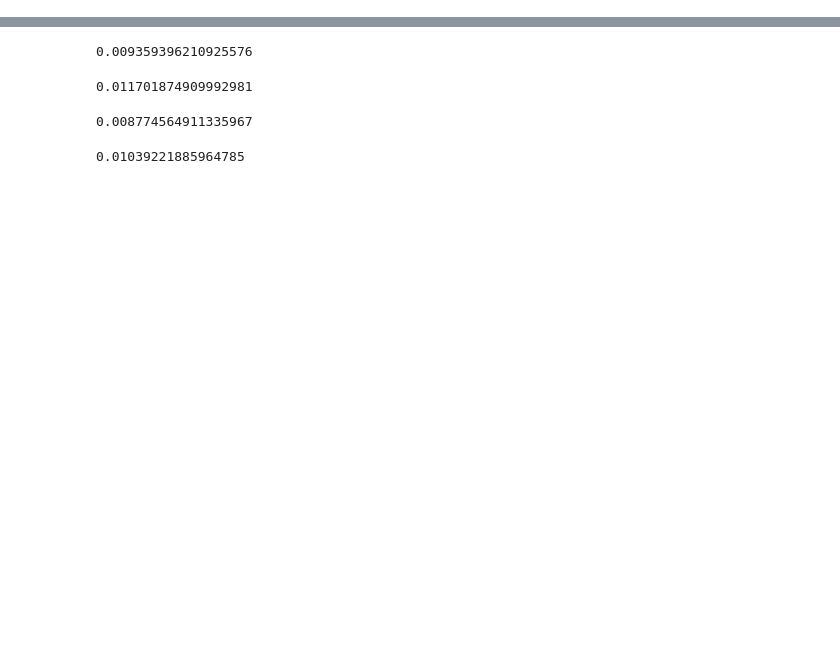
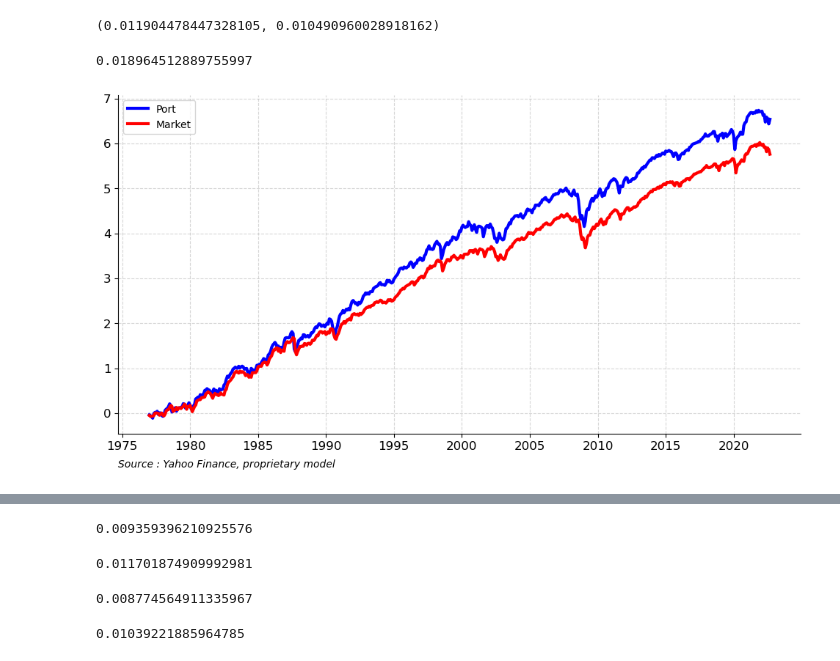
Before and after one commit to gcedism/FactorInvesting, a Jupyter notebook: main.ipynb, the cells around one changed output, grey strips where cells are left out. Cells and saved outputs as stored; diff of their text form; code cells hidden in the pictures; blank space fills up the shorter version.

```diff
--- a/main.ipynb
+++ b/main.ipynb
@@ -15,2 +9,2 @@ max = 100
 # %%
-db = db(60, 12)
+db = ft.Stocks(60, 12, False)
@@ -16,0 +24,35 @@ db = db(60, 12)
+# %%
+securities_list = [x[0] for x in db.vol['high']]
+# %%
+port = (pd.Series([db.perf.loc[:, securities_list[i]].iloc[i+1].mean() for i in range(len(a)-1)],
+                 index = db.perf.index[:-1])
+        .dropna())
+# %%
+cols = [x for x in db.perf if x != 'SPY']
+market = db.perf.loc[:, cols].mean(axis = 1)
+market = market.loc[port.index]
+# %%
+port.mean(), market.mean()
+# %% [output]
+(0.011904478447328105, 0.010490960028918162)
+# %%
+(port - market).mean() / (port - market).std()
+# %% [output]
+0.018964512889755997
+# %%
+f, ax = plt.subplots(figsize=(12, 6))
+ax.plot(port.index, port.cumsum(), lw=3, color='blue', label='Port')
+ax.plot(port.index, market.cumsum(), lw=3, color='red', label='Market')
+ax.legend()
+ax.grid(alpha=0.5, ls='--')
+ax.spines[['top', 'right']].set_visible(False)
+
+void = plt.xticks(fontsize=12)
+void = plt.yticks(fontsize=12)
+
+void = ax.text(0, -0.1,
+               'Source : Yahoo Finance, proprietary model',
+               fontstyle='italic',
+               transform=ax.transAxes)
+# %% [output]
+[figure, added]
```
Also changed, not shown: parts of 12 cells of this notebook, 12 other files.
